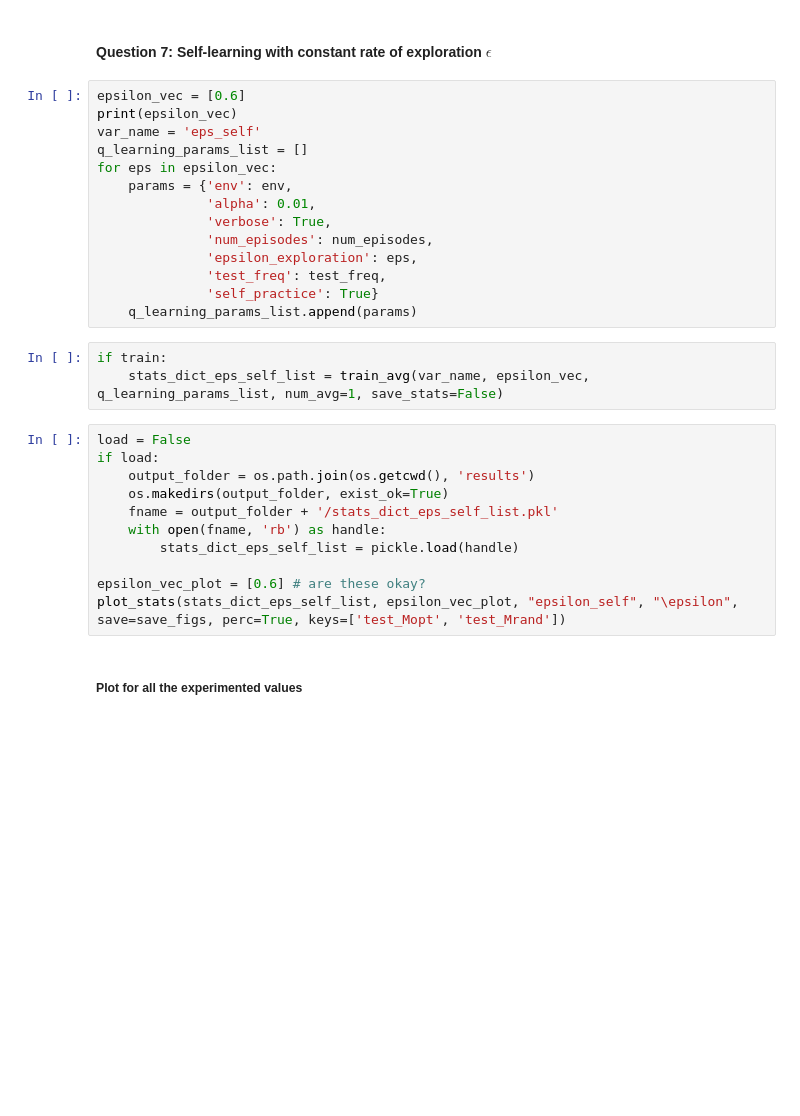
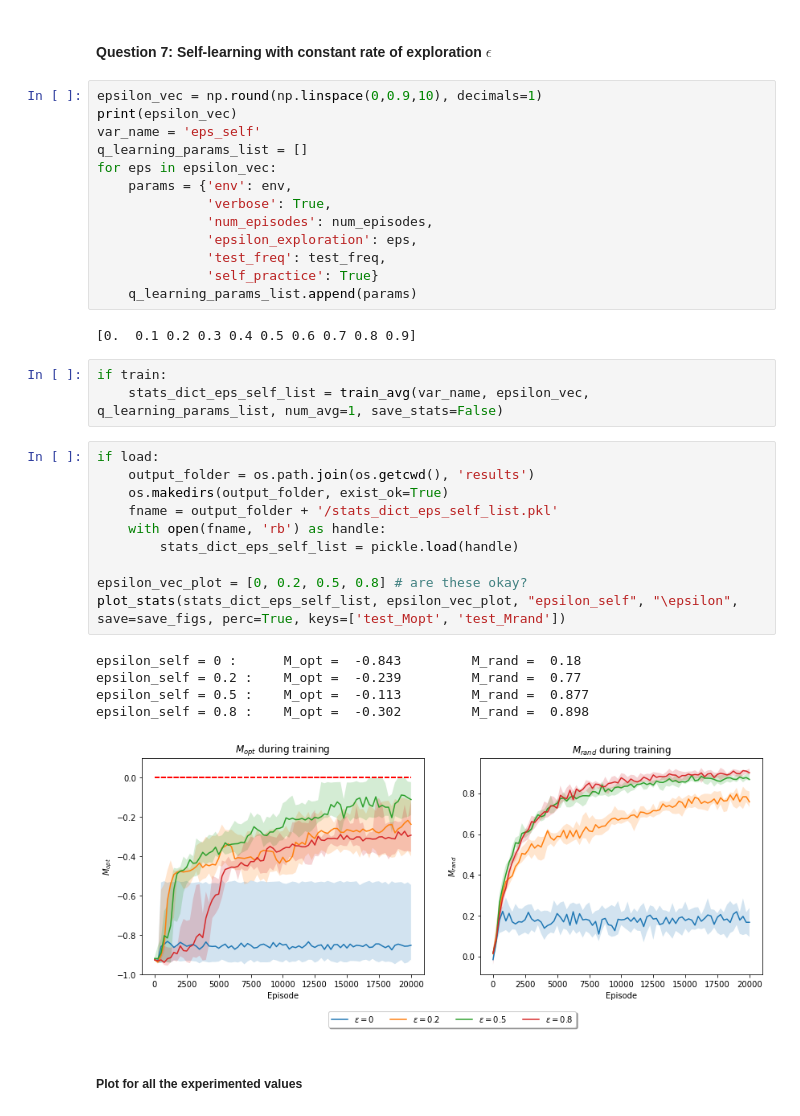
Before and after one commit to IvanBioli/ANN_Project, a Jupyter notebook: code/mini_project_1.ipynb, the cells around one changed output. Cells and saved outputs as stored; diff of their text form; blank space fills up the shorter version.

```diff
--- a/code/mini_project_1.ipynb
+++ b/code/mini_project_1.ipynb
@@ -184,33 +204,39 @@ print("M_rand = ", m_rand)
 # %% [markdown]
 #### Question 7: Self-learning with constant rate of exploration $\epsilon$
 # %%
-epsilon_vec = [0.6]
+epsilon_vec = np.round(np.linspace(0,0.9,10), decimals=1)
 print(epsilon_vec)
 var_name = 'eps_self'
 q_learning_params_list = []
 for eps in epsilon_vec:
     params = {'env': env,
-              'alpha': 0.01,
               'verbose': True,
               'num_episodes': num_episodes,
               'epsilon_exploration': eps,
               'test_freq': test_freq,
               'self_practice': True}
     q_learning_params_list.append(params)
+# %% [output]
+[0.  0.1 0.2 0.3 0.4 0.5 0.6 0.7 0.8 0.9]
 # %%
 if train:
     stats_dict_eps_self_list = train_avg(var_name, epsilon_vec, q_learning_params_list, num_avg=1, save_stats=False)
 # %%
-load = False
 if load:
     output_folder = os.path.join(os.getcwd(), 'results')
     os.makedirs(output_folder, exist_ok=True)
     fname = output_folder + '/stats_dict_eps_self_list.pkl'
     with open(fname, 'rb') as handle:
         stats_dict_eps_self_list = pickle.load(handle)
 
-epsilon_vec_plot = [0.6] # are these okay?
+epsilon_vec_plot = [0, 0.2, 0.5, 0.8] # are these okay?
 plot_stats(stats_dict_eps_self_list, epsilon_vec_plot, "epsilon_self", "\epsilon", save=save_figs, perc=True, keys=['test_Mopt', 'test_Mrand'])
+# %% [output]
+epsilon_self = 0 :      M_opt =  -0.843         M_rand =  0.18
+epsilon_self = 0.2 :    M_opt =  -0.239         M_rand =  0.77
+epsilon_self = 0.5 :    M_opt =  -0.113         M_rand =  0.877
+epsilon_self = 0.8 :    M_opt =  -0.302         M_rand =  0.898
+[figure, added]
 # %% [markdown]
 ##### Plot for all the experimented values
 # %%
```
Also changed, not shown: parts of 7 cells of this notebook, 1 other file.
